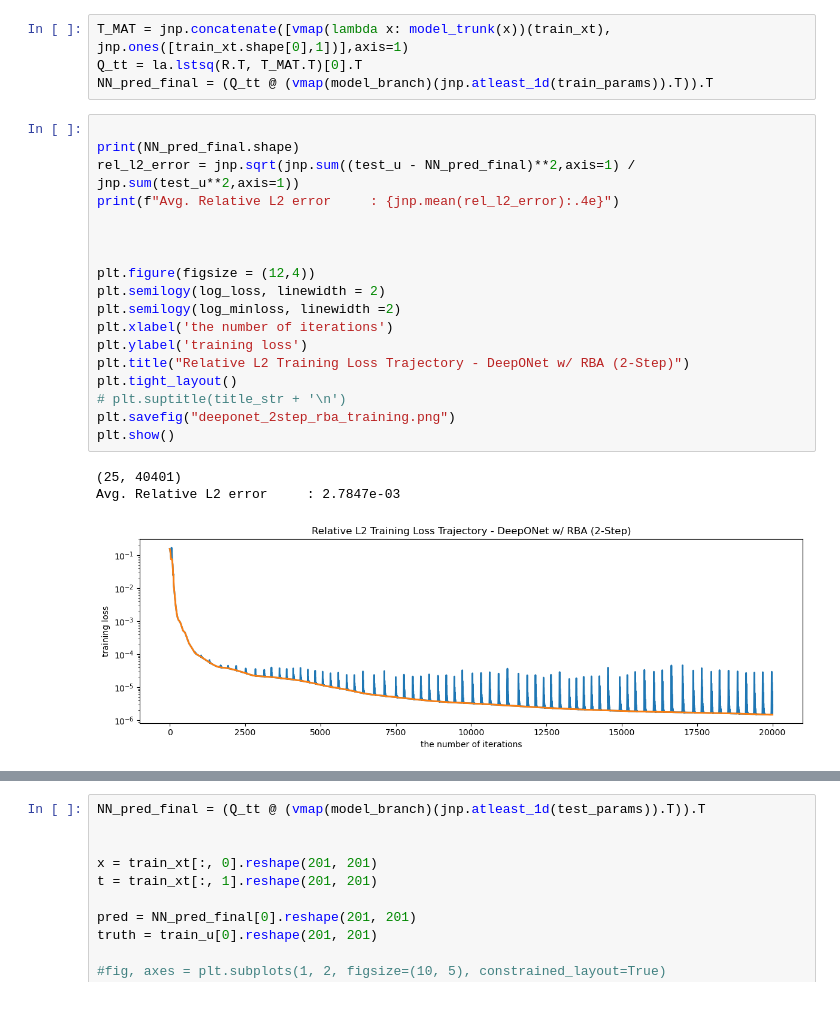
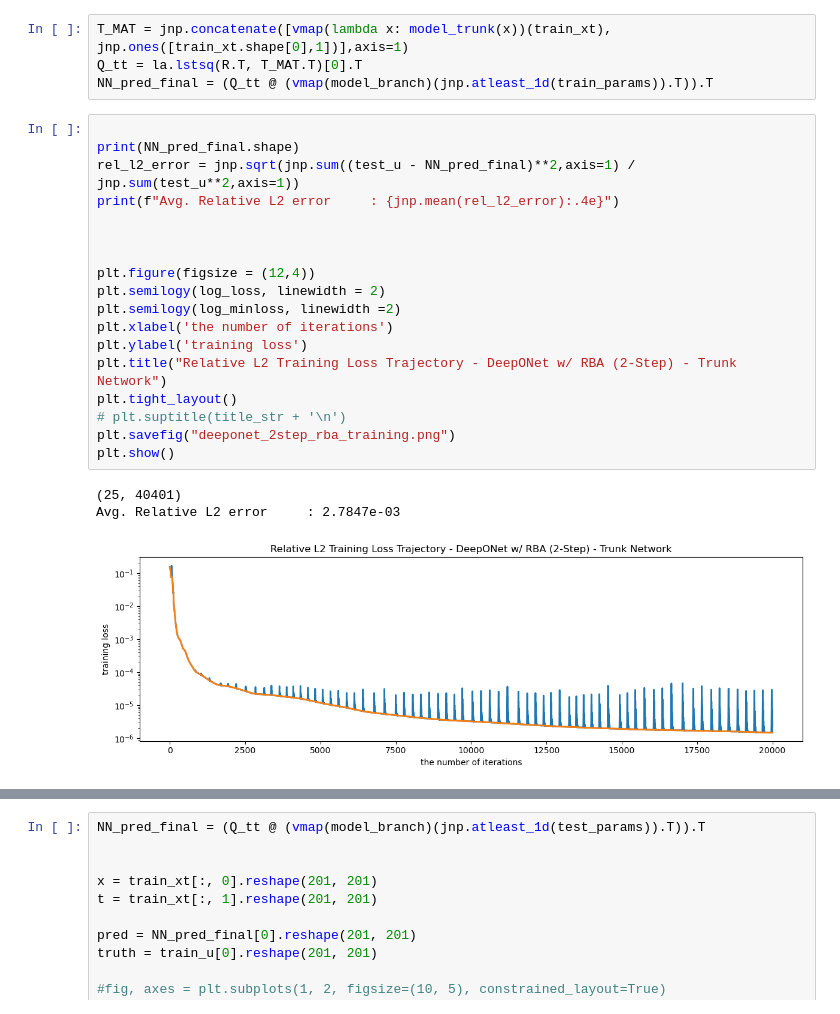
Before and after one commit to outlawhayden/ncsu-sciml, a Jupyter notebook: hw4/deeponet_2step_rba.ipynb, the cells around one changed output, grey strips where cells are left out. Cells and saved outputs as stored; diff of their text form.

```diff
--- a/hw4/deeponet_2step_rba.ipynb
+++ b/hw4/deeponet_2step_rba.ipynb
@@ -682,22 +682,22 @@ NN_pred_final = (Q_tt @ (vmap(model_branch)(jnp.atleast_1d(train_params)).T)).T
 # %%
 
 print(NN_pred_final.shape)
 rel_l2_error = jnp.sqrt(jnp.sum((test_u - NN_pred_final)**2,axis=1) / jnp.sum(test_u**2,axis=1))
 print(f"Avg. Relative L2 error     : {jnp.mean(rel_l2_error):.4e}")
 
 
 
 plt.figure(figsize = (12,4))
 plt.semilogy(log_loss, linewidth = 2)
 plt.semilogy(log_minloss, linewidth =2)
 plt.xlabel('the number of iterations')
 plt.ylabel('training loss')
-plt.title("Relative L2 Training Loss Trajectory - DeepONet w/ RBA (2-Step)")
+plt.title("Relative L2 Training Loss Trajectory - DeepONet w/ RBA (2-Step) - Trunk Network")
 plt.tight_layout()
 # plt.suptitle(title_str + '\n')
 plt.savefig("deeponet_2step_rba_training.png")
 plt.show()
 # %% [output]
 (25, 40401)
 Avg. Relative L2 error     : 2.7847e-03
-[figure, old version]
+[figure, new version]
```
Also changed, not shown: parts of 4 cells of this notebook, 6 other files.
